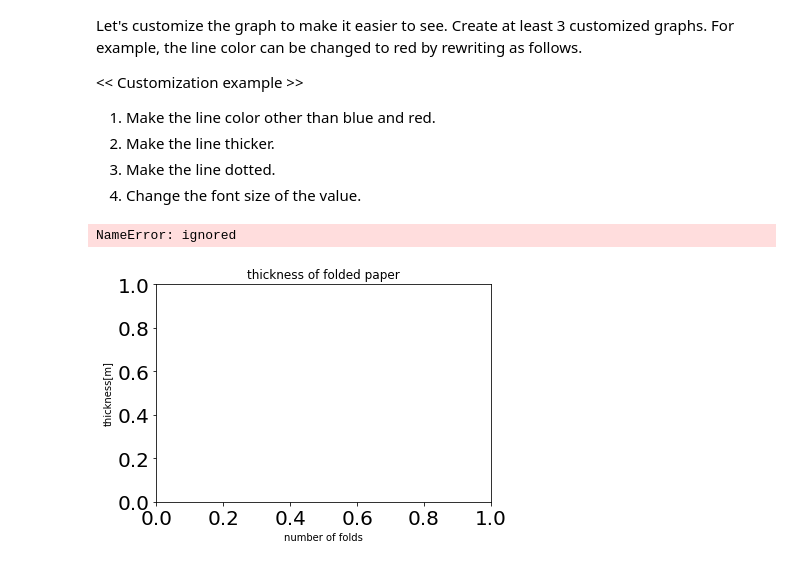
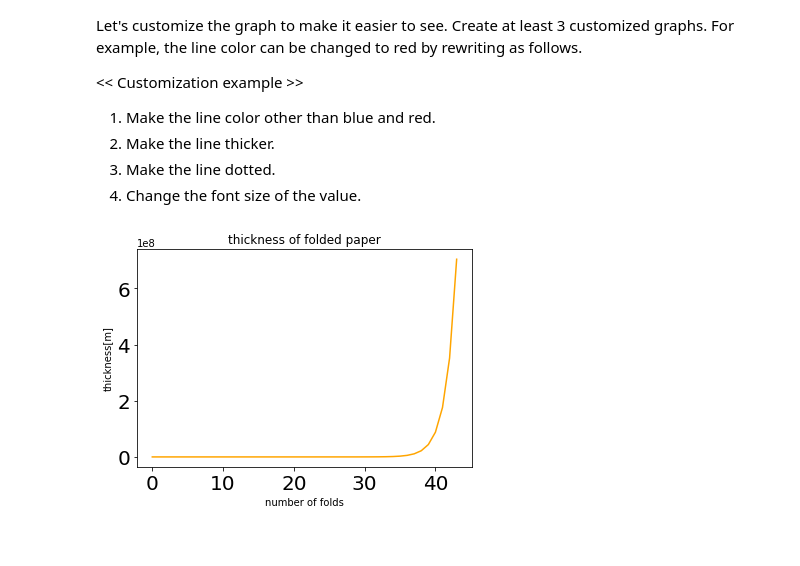
Before and after one commit to Sh-Dulguun/Dulguun.github.io, a Jupyter notebook: Paper_folding_problem.ipynb, the cells around one changed output. Cells and saved outputs as stored; diff of their text form; code cells hidden in the pictures.

```diff
--- a/Paper_folding_problem.ipynb
+++ b/Paper_folding_problem.ipynb
@@ -89,3 +89,14 @@ So far we've only used the final value after 43 diffractions, but we also need t
 1.   First, create an empty list.
 2.   Then add the unfolded value to the list.
 1.   Add the value of the process of folding the paper up to n times in the for statement to the list.
+# %%
+THICKNESS = 0.00008
+folded_thickness = THICKNESS
+process = []
+process.append(folded_thickness)
+for i in range(43):
+  folded_thickness = folded_thickness*2
+  process.append(folded_thickness)
+print("Thickness : {: .2f} kilometer".format(folded_thickness / 1000))
+print(process)
+print(len(process))
@@ -118,13 +133,12 @@ Let's customize the graph to make it easier to see. Create at least 3 customized
 # %%
 import matplotlib.pyplot as plt
 %matplotlib inline
 
 plt.title("thickness of folded paper")
 plt.xlabel("number of folds")
 plt.ylabel("thickness[m]")
 plt.tick_params(labelsize=20)
-plt.plot(folded_thickness_list, color='orange')
+plt.plot(process, color='orange')
 plt.show()
 # %% [output]
-NameError: ignored
-[figure, old version]
+[figure, new version]
```
Also changed, not shown: parts of 2 cells of this notebook.
